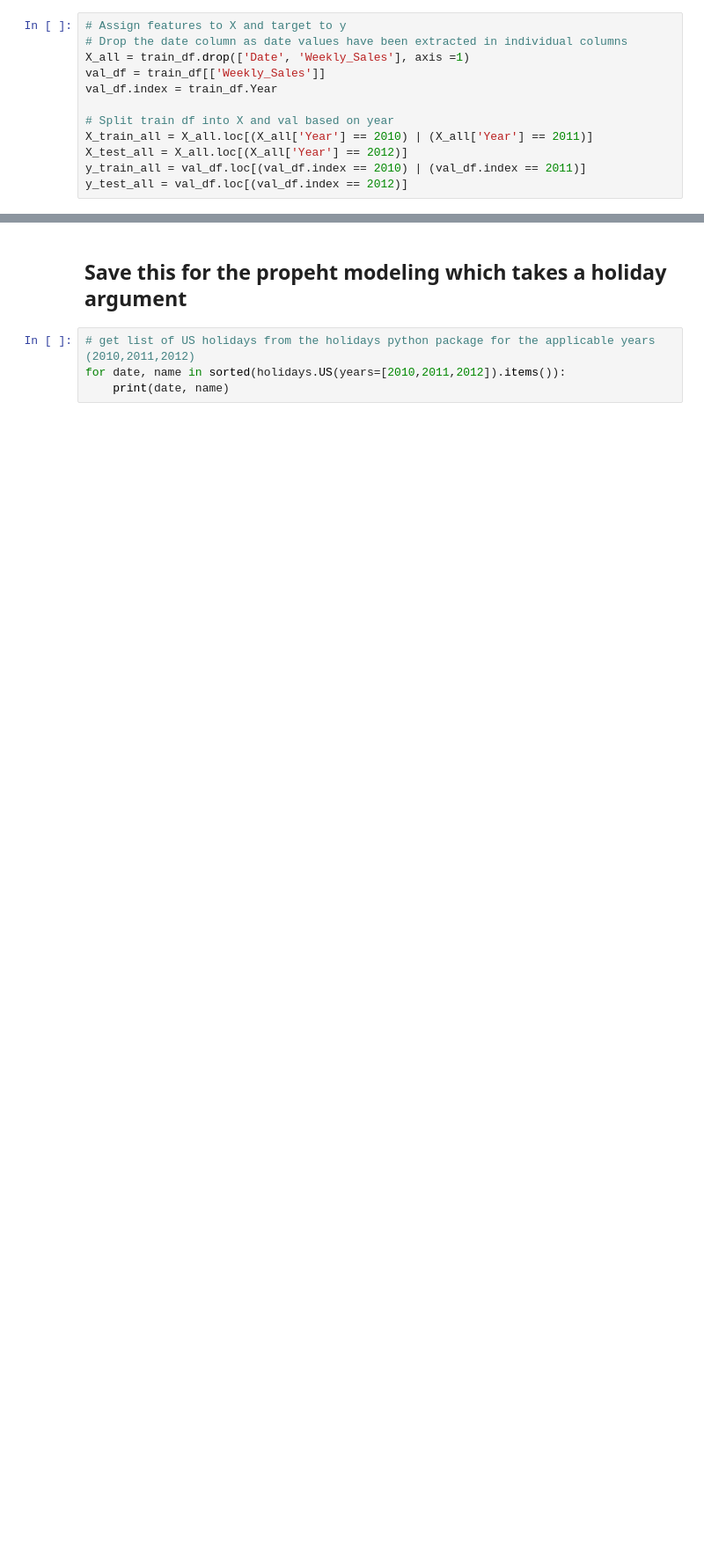
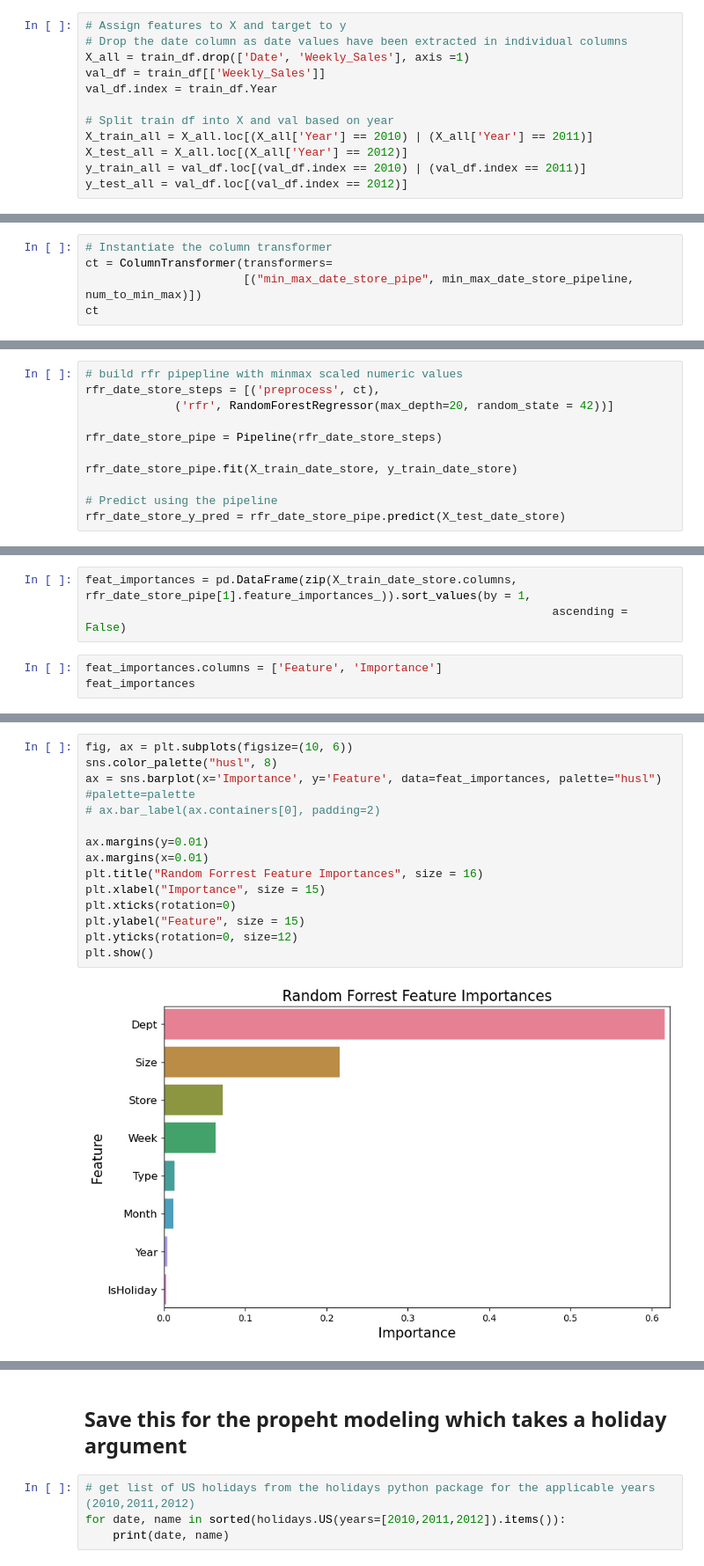
Before and after one commit to jbenasuli/Walmart-Sales-Forcasting, a Jupyter notebook: forecasting-walmart-sales.ipynb, the cells around one changed output, grey strips where cells are left out. Shown at 88% size. Saved outputs shown, nothing was run; the diff lists cells and outputs as text; blank space fills up the shorter version.

```diff
--- a/forecasting-walmart-sales.ipynb
+++ b/forecasting-walmart-sales.ipynb
@@ -700,0 +816,5 @@ print(tuned_rfr.get_params())
+# %%
+# Instantiate the column transformer
+ct = ColumnTransformer(transformers=
+                       [("min_max_date_store_pipe", min_max_date_store_pipeline, num_to_min_max)])
+ct
@@ -700,0 +825,11 @@ print(tuned_rfr.get_params())
+# %%
+# build rfr pipepline with minmax scaled numeric values
+rfr_date_store_steps = [('preprocess', ct),
+             ('rfr', RandomForestRegressor(max_depth=20, random_state = 42))]
+
+rfr_date_store_pipe = Pipeline(rfr_date_store_steps)
+
+rfr_date_store_pipe.fit(X_train_date_store, y_train_date_store)
+
+# Predict using the pipeline
+rfr_date_store_y_pred = rfr_date_store_pipe.predict(X_test_date_store)
@@ -700,0 +847,6 @@ print(tuned_rfr.get_params())
+# %%
+feat_importances = pd.DataFrame(zip(X_train_date_store.columns, rfr_date_store_pipe[1].feature_importances_)).sort_values(by = 1,
+                                                                    ascending = False)
+# %%
+feat_importances.columns = ['Feature', 'Importance']
+feat_importances
@@ -700,0 +863,16 @@ print(tuned_rfr.get_params())
+# %%
+fig, ax = plt.subplots(figsize=(10, 6))
+sns.color_palette("husl", 8)
+ax = sns.barplot(x='Importance', y='Feature', data=feat_importances, palette="husl") #palette=palette
+# ax.bar_label(ax.containers[0], padding=2)
+
+ax.margins(y=0.01)
+ax.margins(x=0.01)
+plt.title("Random Forrest Feature Importances", size = 16)
+plt.xlabel("Importance", size = 15)
+plt.xticks(rotation=0)
+plt.ylabel("Feature", size = 15)
+plt.yticks(rotation=0, size=12)
+plt.show()
+# %% [output]
+[figure, added]
```
Also changed, not shown: parts of 92 cells of this notebook.
